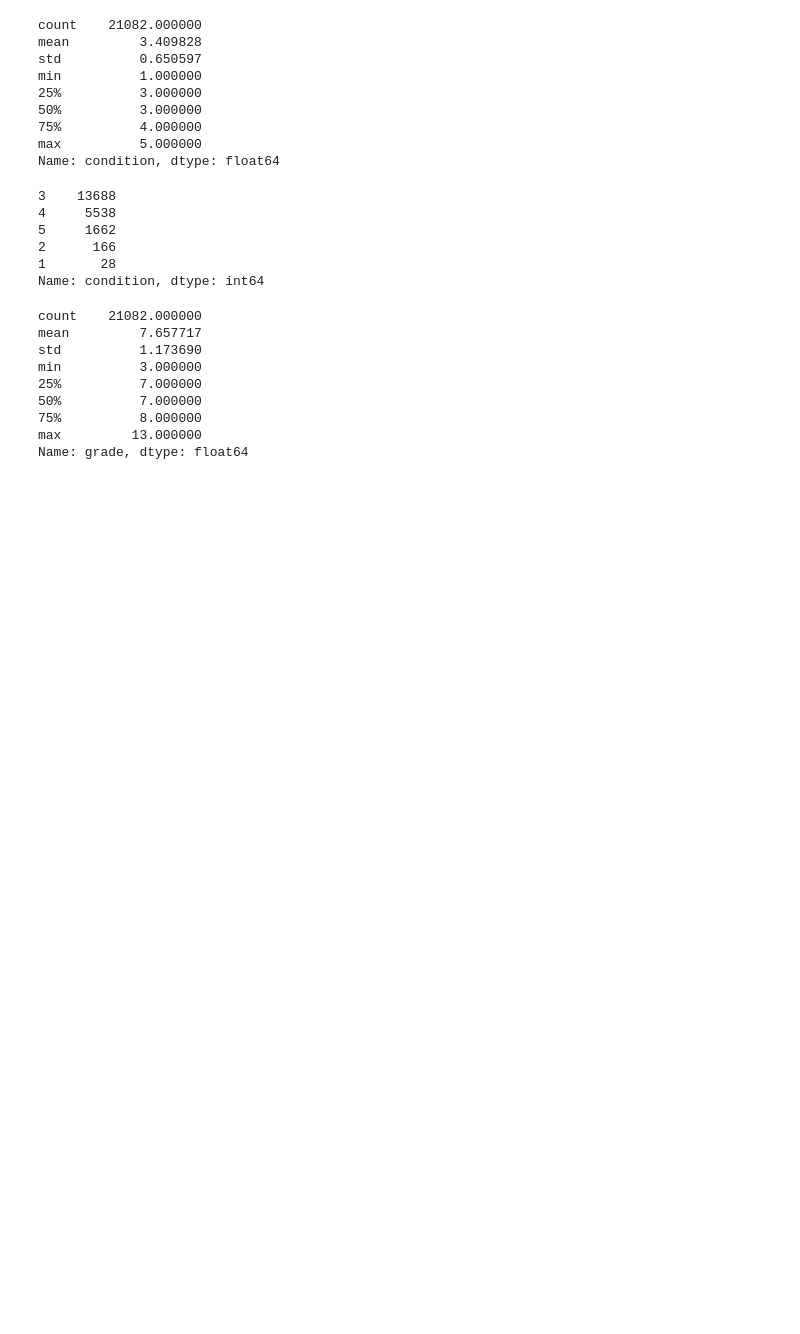
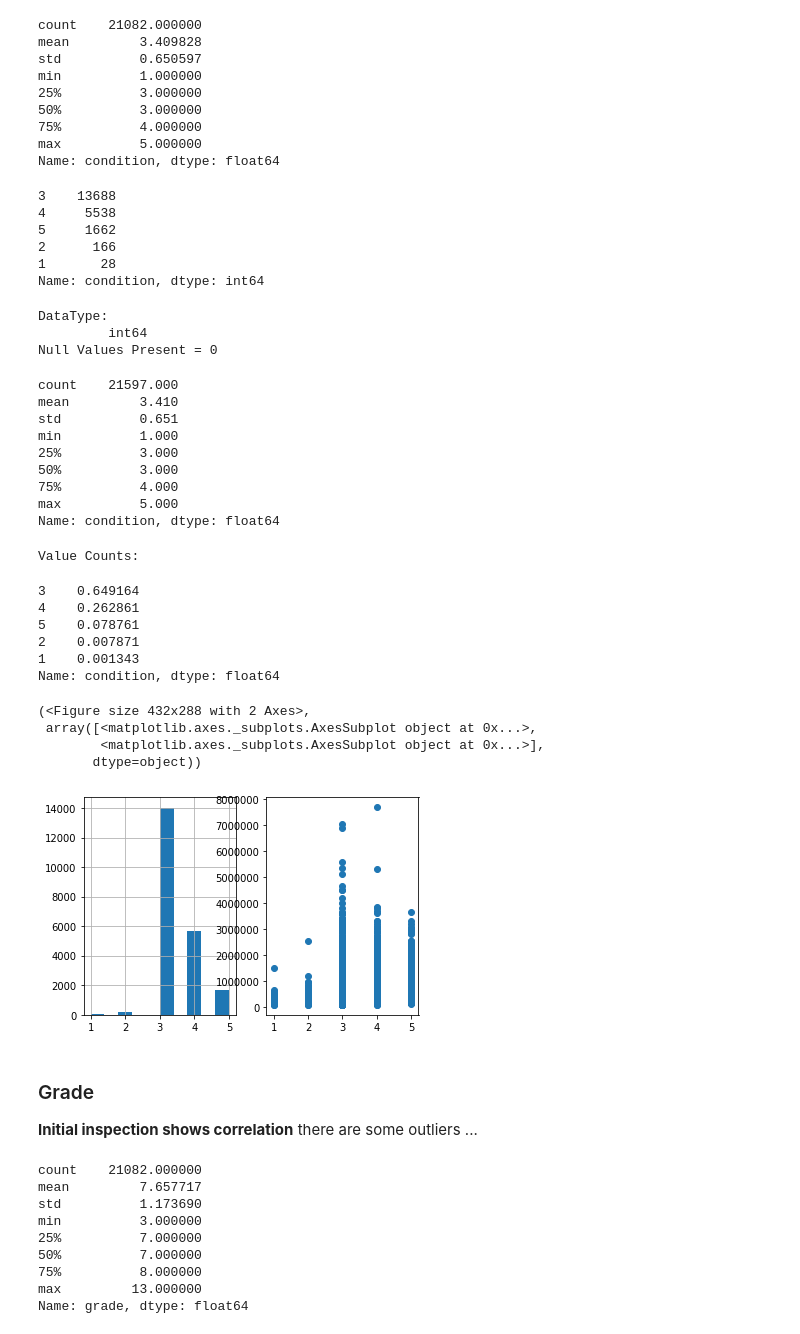
Before and after one commit to andiosika/dsc-v2-mod1-final-project-online-ds-pt-100719, a Jupyter notebook: student.ipynb, the cells around one changed output. Saved outputs shown, nothing was run; the diff lists cells and outputs as text; code cells hidden in the pictures; blank space fills up the shorter version.

```diff
--- a/student.ipynb
+++ b/student.ipynb
@@ -595,6 +655,37 @@ Name: condition, dtype: int64
 cat_condition = kc['condition'].astype('category')
 coded_condition = cat_condition.cat.codes
 kc['condition'] = coded_condition
+# %%
+check_column(kc, 'condition')
+# %% [output]
+DataType:
+         int64
+Null Values Present = 0
+count    21597.000
+mean         3.410
+std          0.651
+min          1.000
+25%          3.000
+50%          3.000
+75%          4.000
+max          5.000
+Name: condition, dtype: float64
+Value Counts:
+3    0.649164
+4    0.262861
+5    0.078761
+2    0.007871
+1    0.001343
+Name: condition, dtype: float64
+(<Figure size 432x288 with 2 Axes>,
+ array([<matplotlib.axes._subplots.AxesSubplot object at 0x...>,
+        <matplotlib.axes._subplots.AxesSubplot object at 0x...>],
+       dtype=object))
+[figure, added]
+# %% [markdown]
+### Grade
+
+**Initial inspection shows correlation** there are some outliers ...
 # %%
 kc['grade'].describe()
 # %% [output]
```
Also changed, not shown: parts of 92 cells of this notebook.
